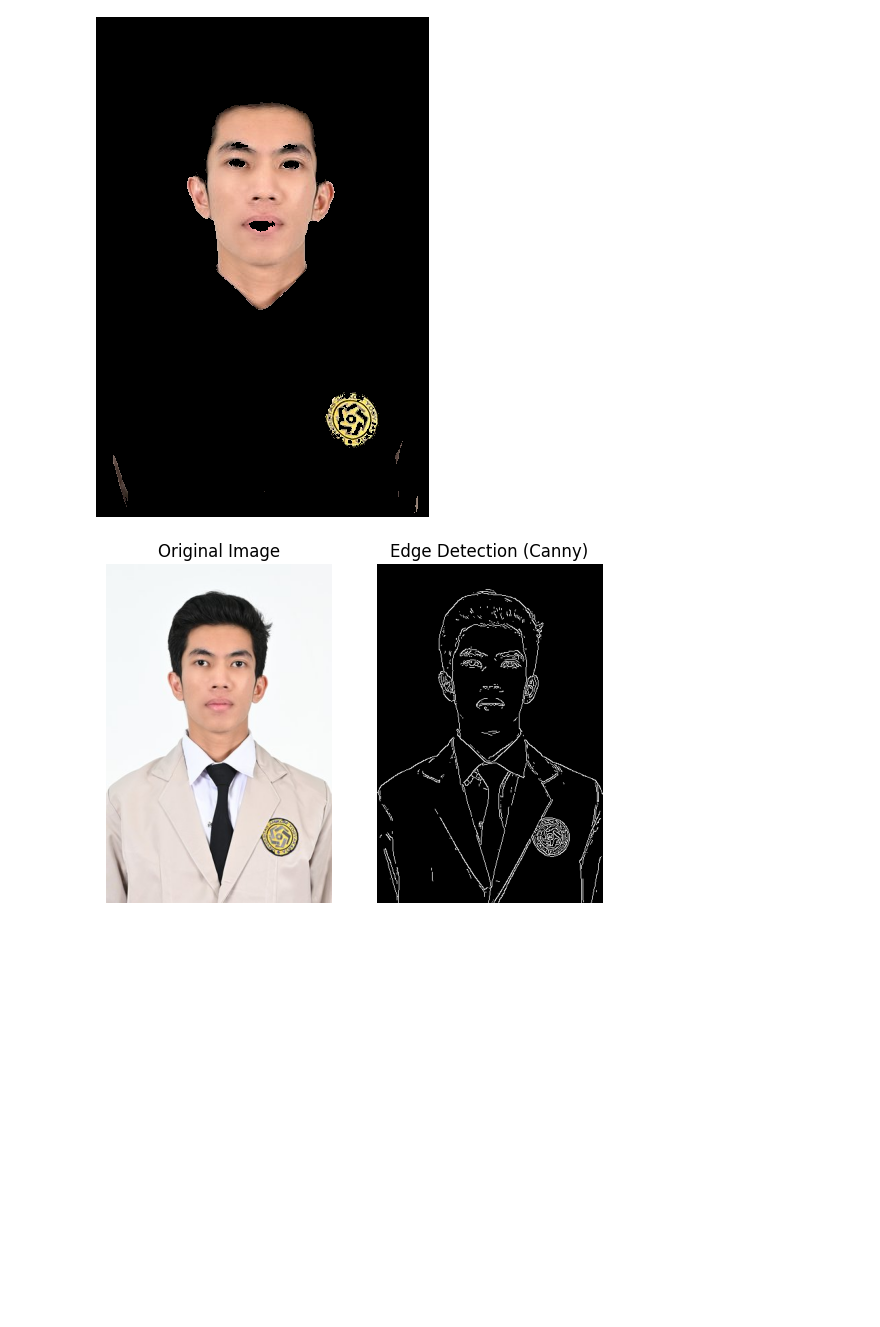
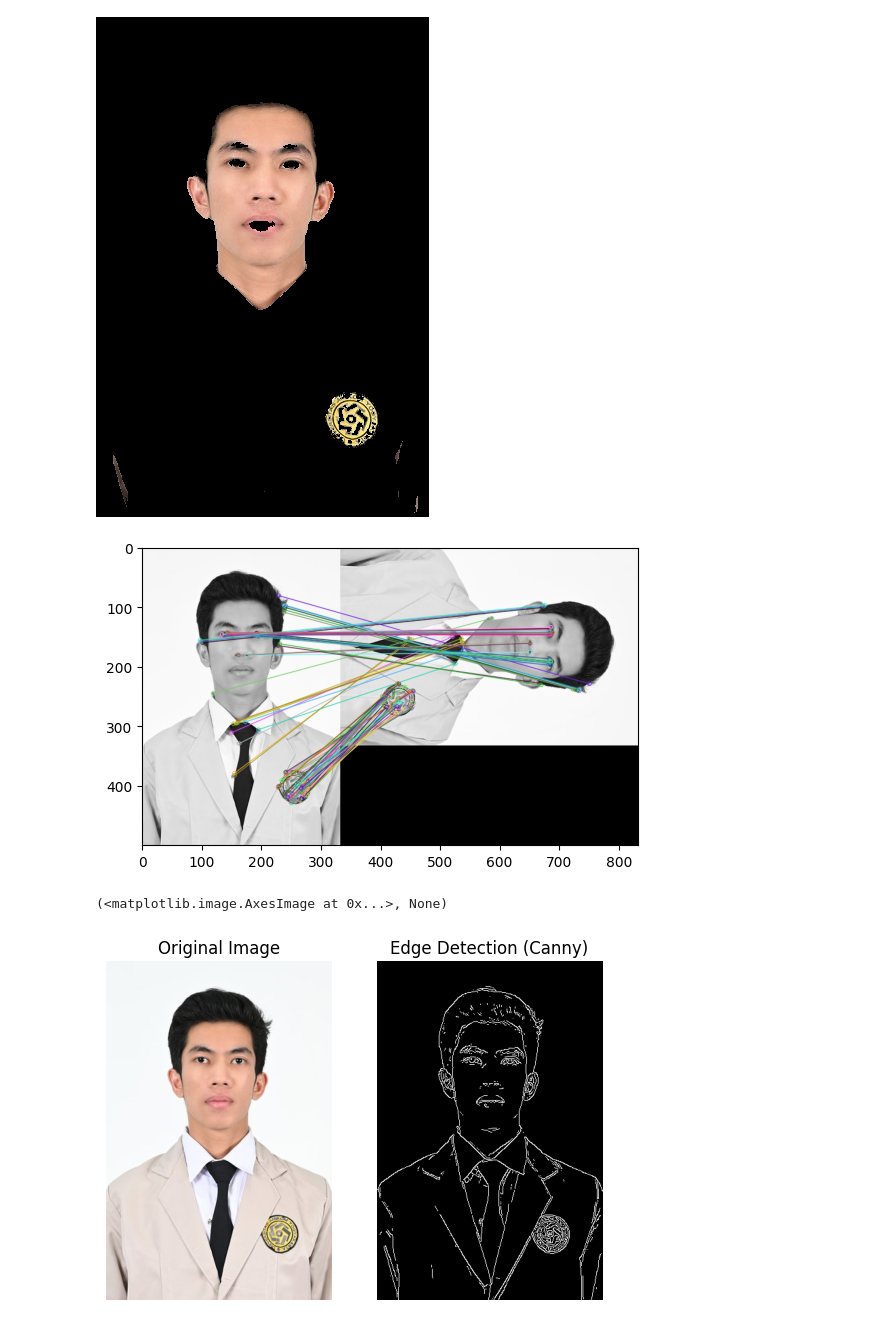
Before and after one commit to IasyaSholihin/Project_AmikomS2, a Jupyter notebook: Tuga_CV/23_55_2534_IasyaSholihin_Tgs_CV1.ipynb, the cells around one changed output. Drawn from its saved outputs; the diff is of its cells as text; code cells hidden in the pictures; blank space fills up the shorter version.

```diff
--- a/Tuga_CV/23_55_2534_IasyaSholihin_Tgs_CV1.ipynb
+++ b/Tuga_CV/23_55_2534_IasyaSholihin_Tgs_CV1.ipynb
@@ -93,5 +94,38 @@ cv2_imshow(segmented_image)
 # %% [output]
 [figure]
 [figure]
+# %%
+import numpy as np
+import cv2 as cv
+from matplotlib import pyplot as plt
+
+# Load images
+img1 = cv.imread('/content/drive/MyDrive/Image_proc/saya1.jpg', cv.IMREAD_GRAYSCALE)
+img2 = cv.imread('/content/drive/MyDrive/Image_proc/saya2.jpg', cv.IMREAD_GRAYSCALE)
+
+# Initialize ORB detector
+orb = cv.ORB_create()
+
+# Find keypoints and descriptors
+kp1, des1 = orb.detectAndCompute(img1, None)
+kp2, des2 = orb.detectAndCompute(img2, None)
+
+# Create brute-force matcher
+bf = cv.BFMatcher(cv.NORM_HAMMING, crossCheck=True)
+
+# Match descriptors
+matches = bf.match(des1, des2)
+
+# Sort matches based on distance
+matches = sorted(matches, key=lambda x: x.distance)
+
+# Draw first 10 matches
+img3 = cv.drawMatches(img1, kp1, img2, kp2, matches[:90], None, flags=cv.DrawMatchesFlags_NOT_DRAW_SINGLE_POINTS)
+
+# Display the matches
+plt.imshow(img3), plt.show()
+# %% [output]
+[figure, added]
+(<matplotlib.image.AxesImage at 0x...>, None)
 # %%
 # Baca gambar Deteksi tepi menggunakan metode Canny ( edge detection )
```
Also changed, not shown: parts of 4 cells of this notebook.
